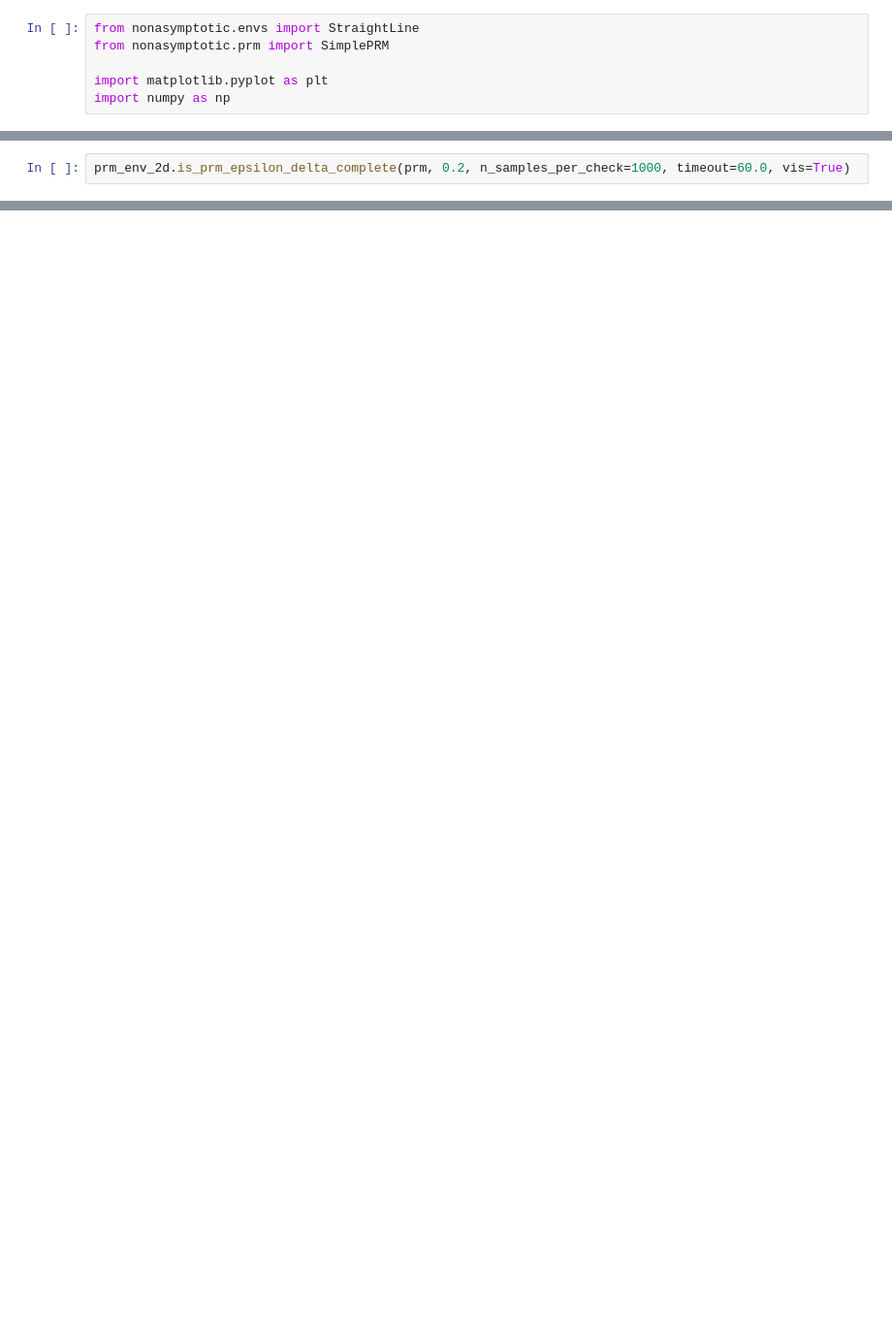
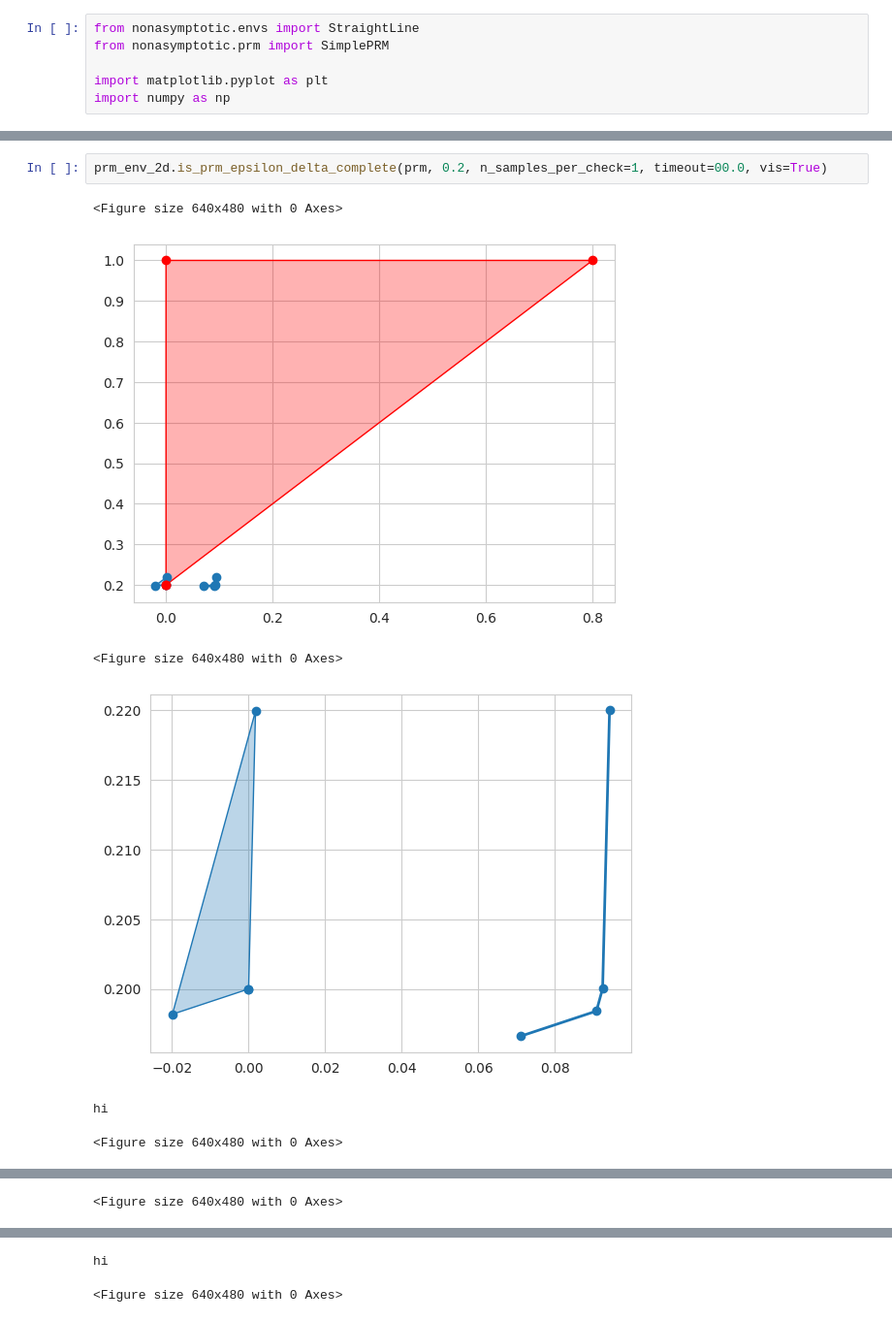
Before and after one commit to robustrobotics/nonasymptotic-mp, a Jupyter notebook: notebooks/vis_straight_line_env.ipynb, the cells around one changed output, grey strips where cells are left out. Shown at 97% size. Cells and saved outputs as stored; diff of their text form; blank space fills up the shorter version.

```diff
--- a/notebooks/vis_straight_line_env.ipynb
+++ b/notebooks/vis_straight_line_env.ipynb
@@ -134,2 +118,9 @@ spsp.getDistance(samples_ids_in_conn_r[5], samples_ids_in_conn_r[2])
 # %%
-prm_env_2d.is_prm_epsilon_delta_complete(prm, 0.2, n_samples_per_check=1000, timeout=60.0, vis=True)
+prm_env_2d.is_prm_epsilon_delta_complete(prm, 0.2, n_samples_per_check=1, timeout=00.0, vis=True)
+# %% [output]
+<Figure size 640x480 with 0 Axes>
+[figure, added]
+<Figure size 640x480 with 0 Axes>
+[figure, added]
+hi
+<Figure size 640x480 with 0 Axes>
@@ -135,0 +128 @@ prm_env_2d.is_prm_epsilon_delta_complete(prm, 0.2, n_samples_per_check=1000, tim
+<Figure size 640x480 with 0 Axes>
@@ -135,0 +130,2 @@ prm_env_2d.is_prm_epsilon_delta_complete(prm, 0.2, n_samples_per_check=1000, tim
+hi
+<Figure size 640x480 with 0 Axes>
```
Also changed, not shown: parts of 7 cells of this notebook, 2 other files.
